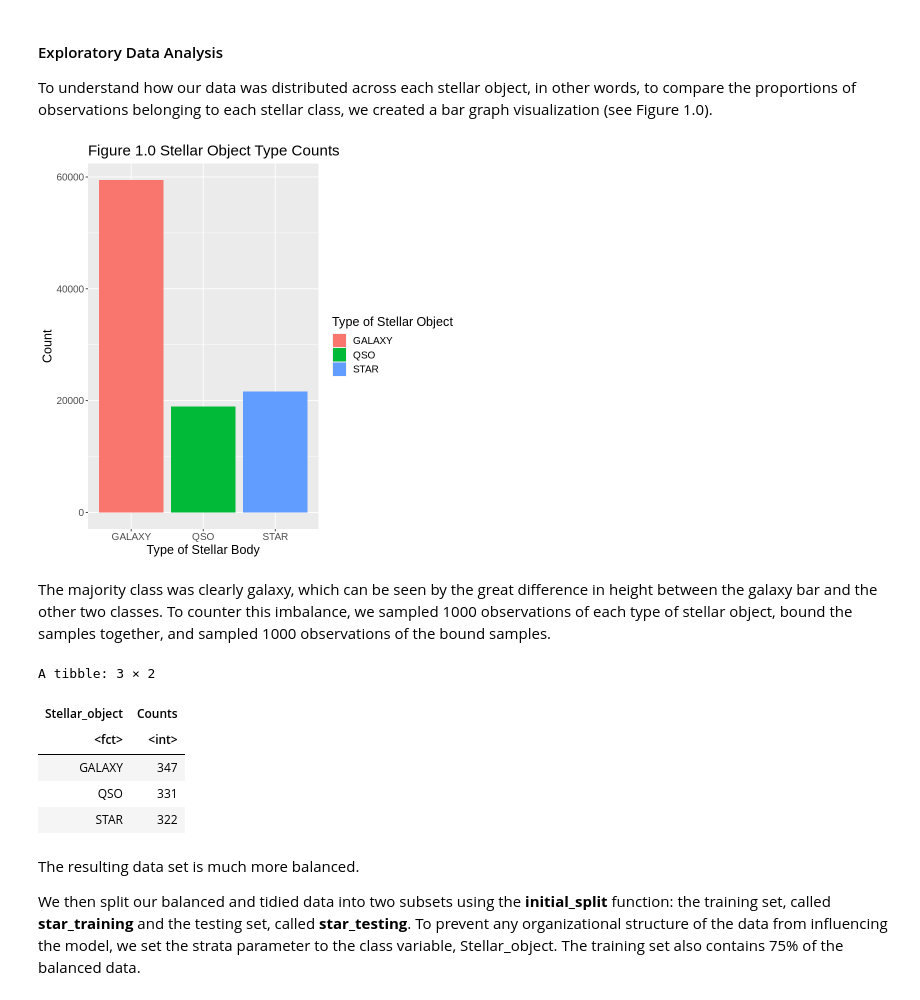
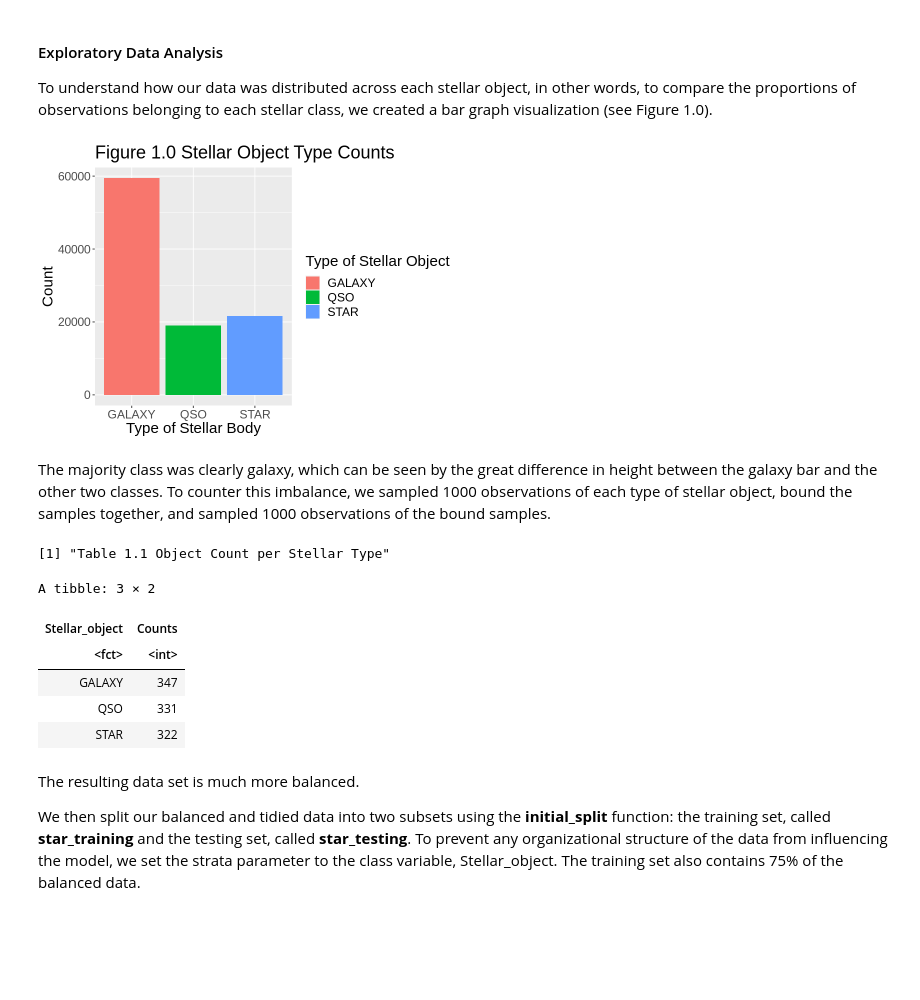
Before and after one commit to Margokap/DSCI100-group-03, a Jupyter notebook: project_1 .ipynb, the cells around one changed output. Saved outputs shown, nothing was run; the diff lists cells and outputs as text; code cells hidden in the pictures; blank space fills up the shorter version.

Commit message:
Added table titles and increased plot text size.

```diff
--- a/project_1 .ipynb
+++ b/project_1 .ipynb
@@ -105,7 +89,7 @@ names(star_data_tidy) <- c("UV_filter",
                             "Redshift",
                             "Stellar_object")
 star_data_tidy <- star_data_tidy |>
-                  mutate(Stellar_object = as.factor(Stellar_object)
+                  mutate(Stellar_object = as.factor(Stellar_object))
 # %% [markdown]
 #### Exploratory Data Analysis
 
@@ -113,18 +97,18 @@ To understand how our data was distributed across each stellar object, in other
 # %%
 count <- star_data_tidy |>
          group_by(Stellar_object) |>
          summarize(count = n())
 
 star_counts_plot <- ggplot(count, aes(x = Stellar_object, y = count, fill = Stellar_object)) +
     geom_bar(stat = "identity") +
     labs(x = "Type of Stellar Body", fill = "Type of Stellar Object", y = "Count") +
-    theme(text = element_text(size = 15)) +
+    theme(text = element_text(size = 18)) +
     ggtitle("Figure 1.0 Stellar Object Type Counts") +
     scale_color_brewer(palette = "Set2")
 
 star_counts_plot
 # %% [output]
-[figure, old version]
+[figure, new version]
 # %% [markdown]
 The majority class was clearly galaxy, which can be seen by the great difference in height between the galaxy bar and the other two classes. To counter this imbalance, we sampled 1000 observations of each type of stellar object, bound the samples together, and sampled 1000 observations of the bound samples.
 # %%
@@ -148,9 +132,12 @@ star_data_balanced <- rbind(star_data_qso, star_data_galaxy, star_data_star) |>
 star_table <- star_data_balanced |>
               group_by(Stellar_object) |>
               summarize(Counts = n())
+
+"Table 1.1 Object Count per Stellar Type"
 star_table
 # %% [output]
-A tibble: 3 × 2
+[1] "Table 1.1 Object Count per Stellar Type"
+A tibble: 3 × 2
 | Stellar_object | Counts |
 | <fct> | <int> |
 | GALAXY | 347 |
```
Also changed, not shown: parts of 8 cells of this notebook.
